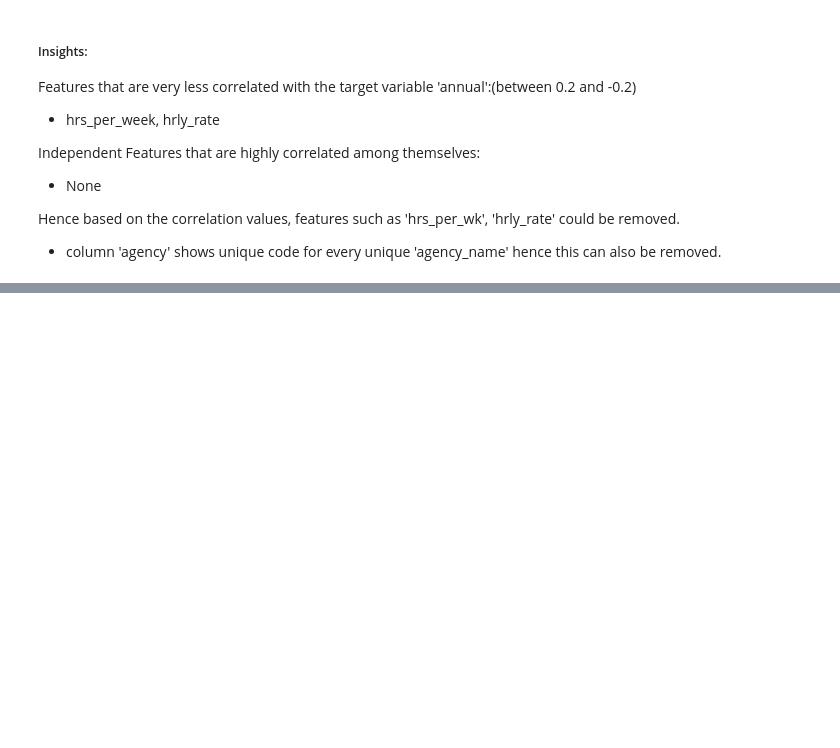
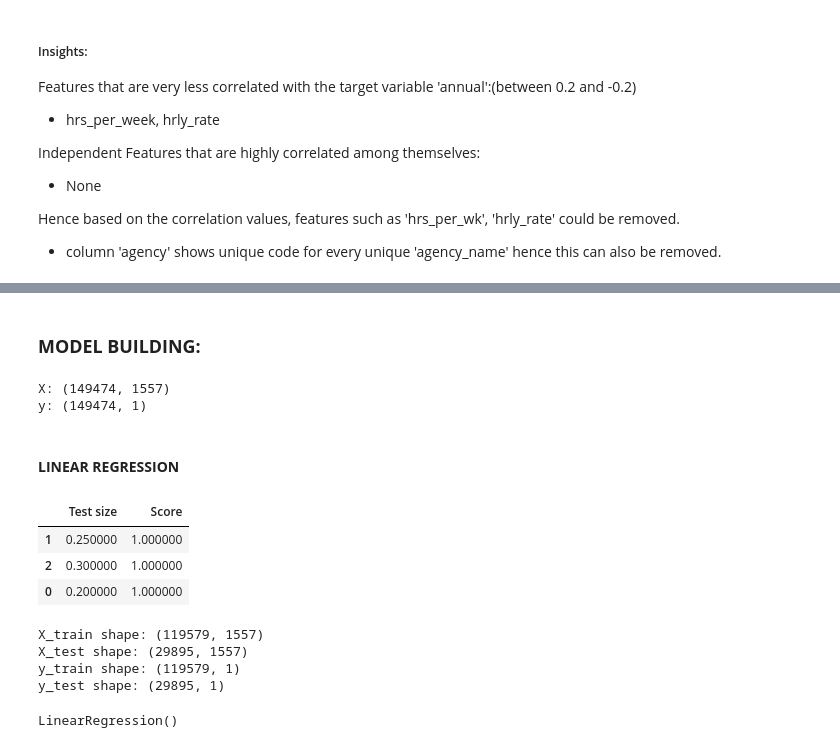
Before and after one commit to shanusaras/Capstone_Projects, a Jupyter notebook: Texas Salary Prediction/Project_02_Texas_salary_prediction.ipynb, the cells around one changed output, grey strips where cells are left out. Drawn from its saved outputs; the diff is of its cells as text; code cells hidden in the pictures; blank space fills up the shorter version.

Commit message:
working on linear regression model

```diff
--- a/Texas Salary Prediction/Project_02_Texas_salary_prediction.ipynb
+++ b/Texas Salary Prediction/Project_02_Texas_salary_prediction.ipynb
@@ -1206,3 +1206,46 @@ data_encoded.head(2)
 |  | monthly | annual | state_number | years_employed | agency_name_ALCOHOLIC BEVERAGE CO... | agency_name_BOARD OF ARCHITECTURA... | ... |
 | 0 | 2.541541 | 114549.84 | -0.91408 | 36.063014 | False | False | ... |
 | 1 | -1.347978 | 16857.24 | -0.91408 | 9.090411 | False | False | ... |
+# %% [markdown]
+### **MODEL BUILDING:**
+# %%
+# splitting the data
+X= data_encoded.drop('annual', axis= 1)
+y= data_encoded[['annual']]
+# %%
+#Checking the shape of X and y
+
+print(f'X: {X.shape}\ny: {y.shape}')
+# %% [output]
+X: (149474, 1557)
+y: (149474, 1)
+# %% [markdown]
+#### **LINEAR REGRESSION**
+# %%
+# finding the best test size
+
+# Array of test size values from 0.2 to 0.3
+test_size= np.arange(start=0.2, stop= 0.35, step= 0.05)
+
+#importing the required libraries for the model
+from sklearn.model_selection import train_test_split
+from sklearn.linear_model import LinearRegression
+
+#Initialising a list to store the score of each test size
+score= []
+
+for size in test_size:
+  X_train1, X_test1, y_train1, y_test1= train_test_split(X, y, test_size= size, random_state=42)
+  lr= LinearRegression()
+  lr.fit(X_train1, y_train1)
+  score.append(lr.score(X_test1, y_test1))
+
+# Creating a dataframe to display the results
+l= pd.DataFrame({'Test size': test_size, 'Score': score })
+l.sort_values(by=['Score'], ascending = False, inplace = True)
+l.style.highlight_max(color='lightcoral')
+# %% [output]
+|  | Test size | Score |
+| 1 | 0.250000 | 1.000000 |
+| 2 | 0.300000 | 1.000000 |
+| 0 | 0.200000 | 1.000000 |
@@ -1208,0 +1258,18 @@ data_encoded.head(2)
+# %%
+# Checking the shape
+print(f'X_train shape: {X_train1.shape}\nX_test shape: {X_test1.shape}')
+print(f'y_train shape: {y_train1.shape}\ny_test shape: {y_test1.shape}')
+# %% [output]
+X_train shape: (119579, 1557)
+X_test shape: (29895, 1557)
+y_train shape: (119579, 1)
+y_test shape: (29895, 1)
+# %%
+# Training the model
+
+lr_model= LinearRegression()
+
+# fitting the model to the train data
+lr_model.fit(X_train1, y_train1)
+# %% [output]
+LinearRegression()
```
Also changed, not shown: parts of 18 cells of this notebook.
